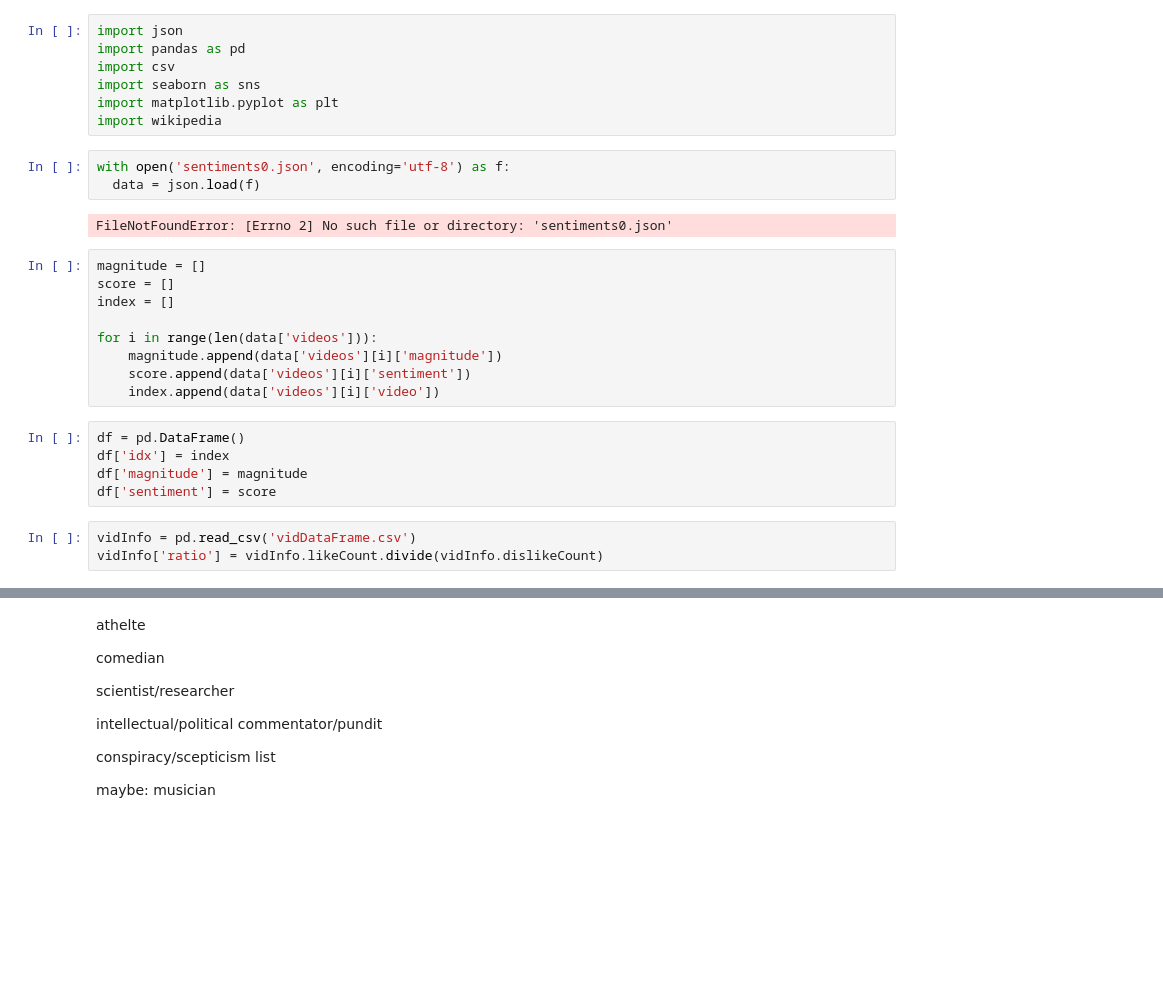
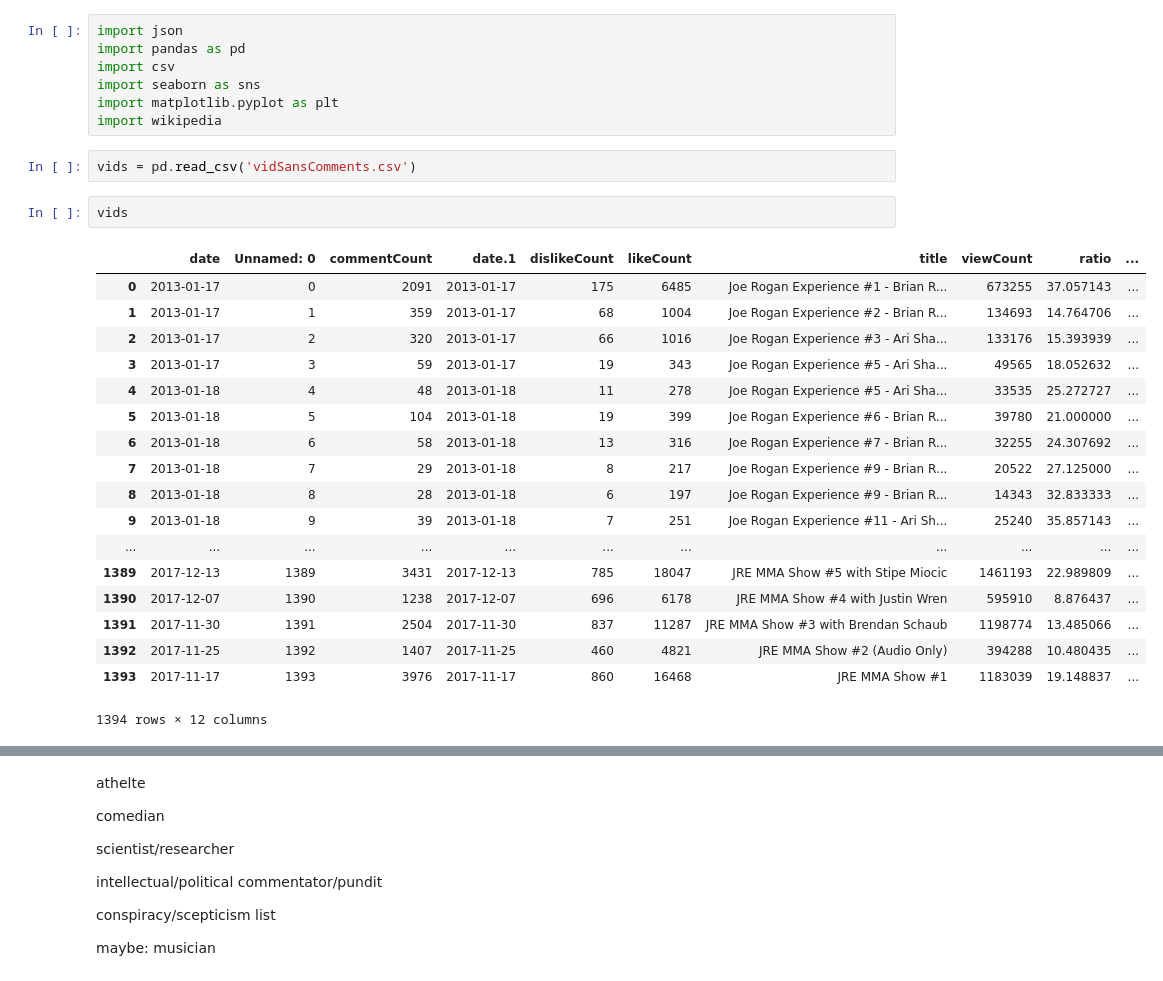
Before and after one commit to snc-89/sentiment_analysis_notebook, a Jupyter notebook: dataSentiments.ipynb, the cells around one changed output, grey strips where cells are left out. Cells and saved outputs as stored; diff of their text form; blank space fills up the shorter version.

```diff
--- a/dataSentiments.ipynb
+++ b/dataSentiments.ipynb
@@ -5,27 +5,28 @@ import csv
 import seaborn as sns
 import matplotlib.pyplot as plt
 import wikipedia
-# %%
-with open('sentiments0.json', encoding='utf-8') as f:
-  data = json.load(f)
-# %% [output]
-FileNotFoundError: [Errno 2] No such file or directory: 'sentiments0.json'
-# %%
-magnitude = []
-score = []
-index = []
-
-for i in range(len(data['videos'])):
-    magnitude.append(data['videos'][i]['magnitude'])
-    score.append(data['videos'][i]['sentiment'])
-    index.append(data['videos'][i]['video'])
-# %%
-df = pd.DataFrame()
-df['idx'] = index
-df['magnitude'] = magnitude
-df['sentiment'] = score
-# %%
-vidInfo = pd.read_csv('vidDataFrame.csv')
-vidInfo['ratio'] = vidInfo.likeCount.divide(vidInfo.dislikeCount)
+# %%
+vids = pd.read_csv('vidSansComments.csv')
+# %%
+vids
+# %% [output]
+|  | date | Unnamed: 0 | commentCount | date.1 | dislikeCount | likeCount | title | viewCount | ratio | ... |
+| 0 | 2013-01-17 | 0 | 2091 | 2013-01-17 | 175 | 6485 | Joe Rogan Experience #1 - Brian R... | 673255 | 37.057143 | ... |
+| 1 | 2013-01-17 | 1 | 359 | 2013-01-17 | 68 | 1004 | Joe Rogan Experience #2 - Brian R... | 134693 | 14.764706 | ... |
+| 2 | 2013-01-17 | 2 | 320 | 2013-01-17 | 66 | 1016 | Joe Rogan Experience #3 - Ari Sha... | 133176 | 15.393939 | ... |
+| 3 | 2013-01-17 | 3 | 59 | 2013-01-17 | 19 | 343 | Joe Rogan Experience #5 - Ari Sha... | 49565 | 18.052632 | ... |
+| 4 | 2013-01-18 | 4 | 48 | 2013-01-18 | 11 | 278 | Joe Rogan Experience #5 - Ari Sha... | 33535 | 25.272727 | ... |
+| 5 | 2013-01-18 | 5 | 104 | 2013-01-18 | 19 | 399 | Joe Rogan Experience #6 - Brian R... | 39780 | 21.000000 | ... |
+| 6 | 2013-01-18 | 6 | 58 | 2013-01-18 | 13 | 316 | Joe Rogan Experience #7 - Brian R... | 32255 | 24.307692 | ... |
+| 7 | 2013-01-18 | 7 | 29 | 2013-01-18 | 8 | 217 | Joe Rogan Experience #9 - Brian R... | 20522 | 27.125000 | ... |
+| 8 | 2013-01-18 | 8 | 28 | 2013-01-18 | 6 | 197 | Joe Rogan Experience #9 - Brian R... | 14343 | 32.833333 | ... |
+| 9 | 2013-01-18 | 9 | 39 | 2013-01-18 | 7 | 251 | Joe Rogan Experience #11 - Ari Sh... | 25240 | 35.857143 | ... |
+| ... | ... | ... | ... | ... | ... | ... | ... | ... | ... | ... |
+| 1389 | 2017-12-13 | 1389 | 3431 | 2017-12-13 | 785 | 18047 | JRE MMA Show #5 with Stipe Miocic | 1461193 | 22.989809 | ... |
+| 1390 | 2017-12-07 | 1390 | 1238 | 2017-12-07 | 696 | 6178 | JRE MMA Show #4 with Justin Wren | 595910 | 8.876437 | ... |
+| 1391 | 2017-11-30 | 1391 | 2504 | 2017-11-30 | 837 | 11287 | JRE MMA Show #3 with Brendan Schaub | 1198774 | 13.485066 | ... |
+| 1392 | 2017-11-25 | 1392 | 1407 | 2017-11-25 | 460 | 4821 | JRE MMA Show #2 (Audio Only) | 394288 | 10.480435 | ... |
+| 1393 | 2017-11-17 | 1393 | 3976 | 2017-11-17 | 860 | 16468 | JRE MMA Show #1 | 1183039 | 19.148837 | ... |
+1394 rows × 12 columns
 # %%
 stats = df.groupby(['idx']).describe()
```
Also changed, not shown: parts of 16 cells of this notebook, 5 other files.
